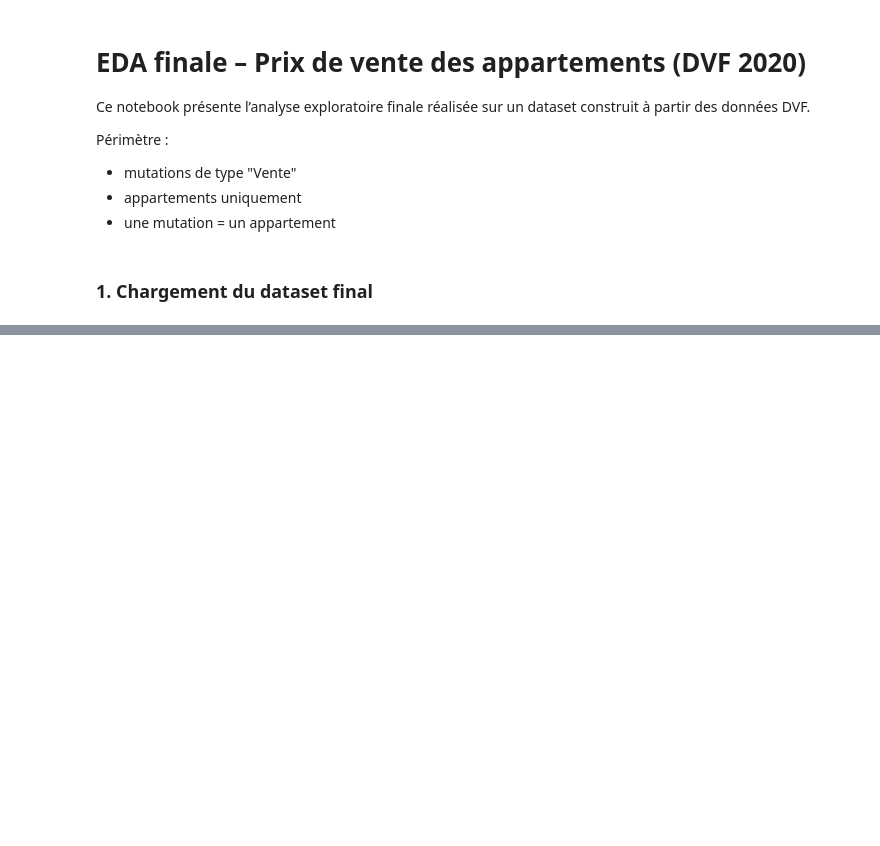
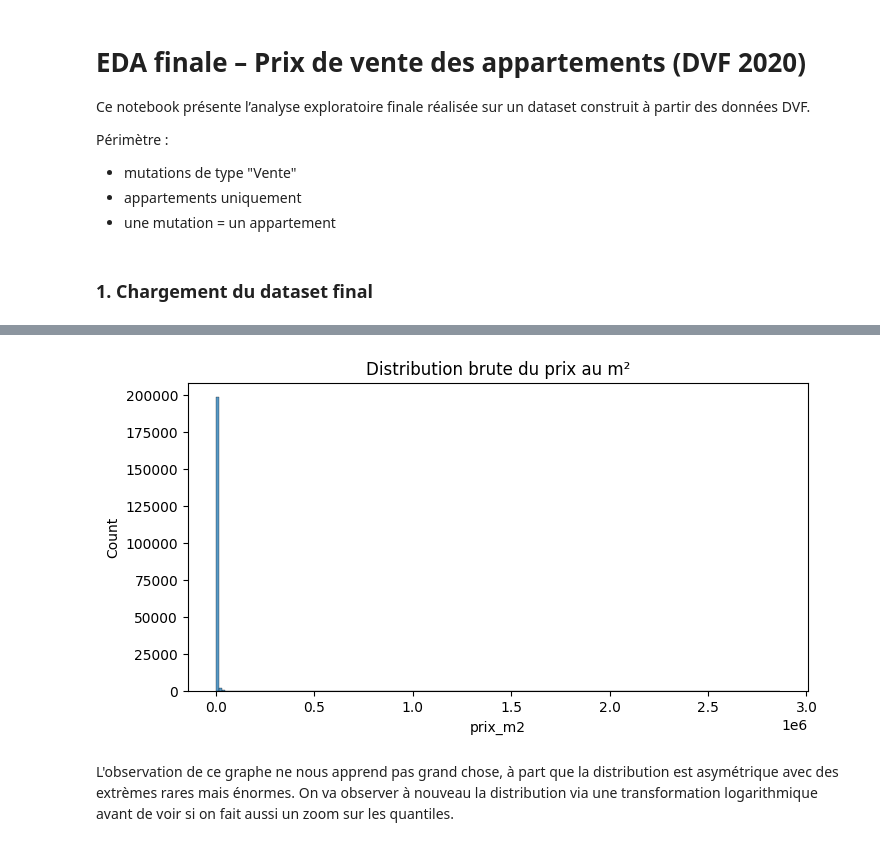
Before and after one commit to standemdem/compagnon-immobilier, a Jupyter notebook: notebooks/06_EDA_finale_appartements.ipynb, the cells around one changed output, grey strips where cells are left out. Cells and saved outputs as stored; diff of their text form; code cells hidden in the pictures; blank space fills up the shorter version.

```diff
--- a/notebooks/06_EDA_finale_appartements.ipynb
+++ b/notebooks/06_EDA_finale_appartements.ipynb
@@ -112,0 +136,4 @@ df[["valeur_fonciere", "surface_reelle_bati"]].describe()
+# %%
+# Création de la variable prix_m2
+df["prix_m2"] = df["valeur_fonciere"] / df["surface_reelle_bati"]
+df["prix_m2"].describe()
@@ -112,0 +160,10 @@ df[["valeur_fonciere", "surface_reelle_bati"]].describe()
+# %%
+# Observation de la distribution du prix au m²
+plt.figure(figsize=(8,4))
+sns.histplot(df["prix_m2"], bins=200)
+plt.title("Distribution brute du prix au m²")
+plt.show()
+# %% [output]
+[figure, added]
+# %% [markdown]
+L'observation de ce graphe ne nous apprend pas grand chose, à part que la distribution est asymétrique avec des extrèmes rares mais énormes.  On va observer à nouveau la distribution via une transformation logarithmique avant de voir si on fait aussi un zoom sur les quantiles.
```
Also changed, not shown: parts of 21 cells of this notebook.
